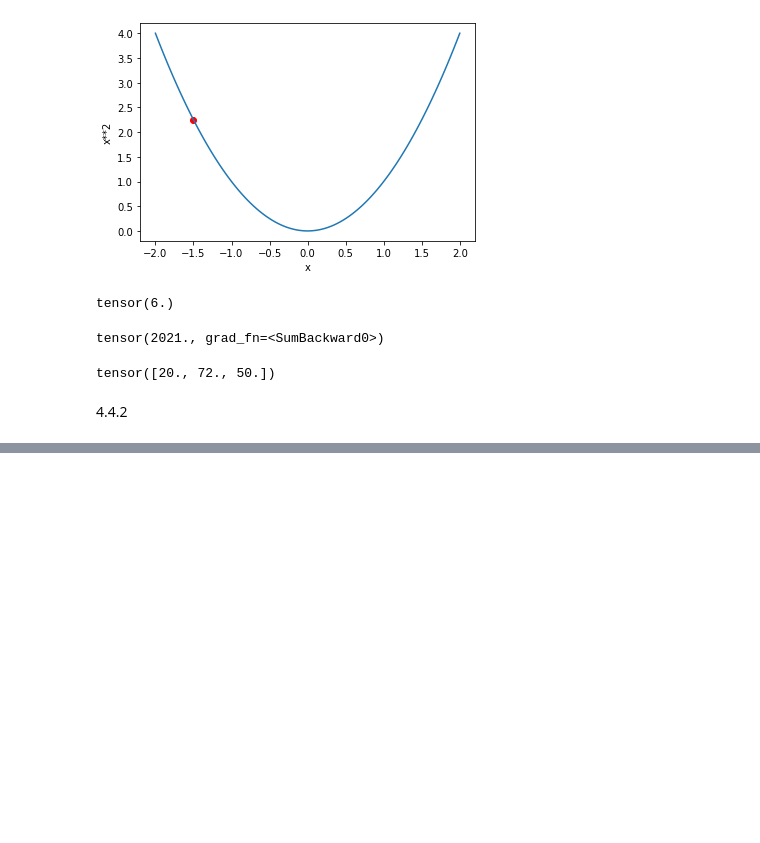
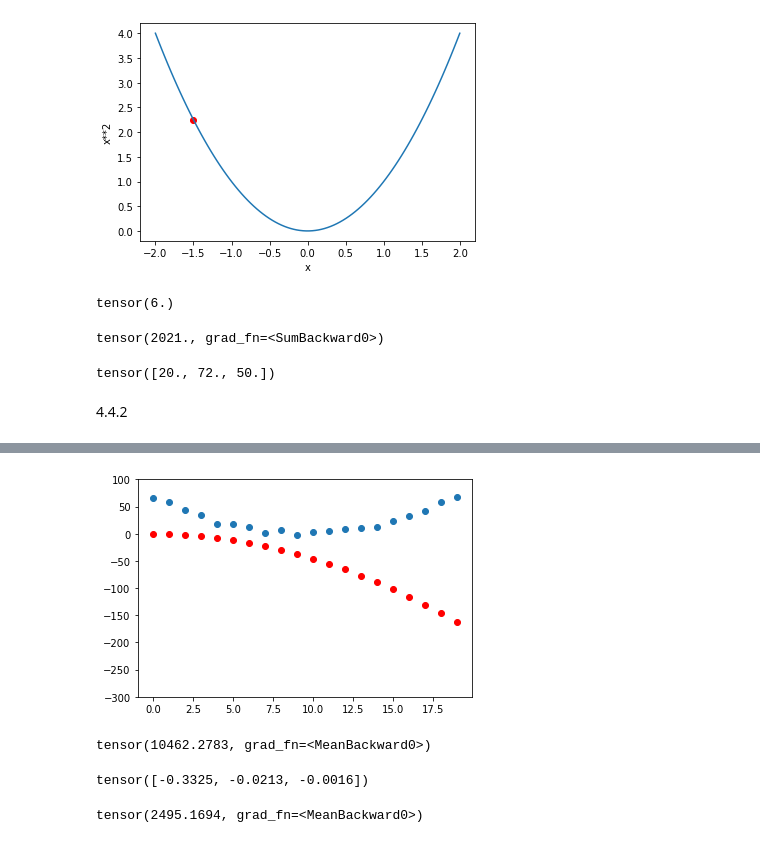
Before and after one commit to 2naff/fastai, a Jupyter notebook: Lesson4.ipynb, the cells around one changed output, grey strips where cells are left out. Cells and saved outputs as stored; diff of their text form; code cells hidden in the pictures; blank space fills up the shorter version.

```diff
--- a/Lesson4.ipynb
+++ b/Lesson4.ipynb
@@ -328,0 +355,5 @@ tensor([20., 72., 50.])
+# %%
+# 파라미터를 조정할 함수의 입력
+def f(t, params):
+  a,b,c = params
+  return a*(t**2) + (b*t) + c
@@ -328,0 +363,37 @@ tensor([20., 72., 50.])
+# %%
+params = torch.randn(3).requires_grad_() # tensor([-0.1335,  0.3415, -0.0716], requires_grad=True)
+# randn은 평균이 0이고 표준편차가 1인 정규분포 내에 값들을 크기에 맞게 랜덤으로 부여한다.
+
+preds = f(time, params) # 시간에 따라 값이 점점 더 커지는 모습을 보여준다.
+
+def show_preds(preds, ax=None):
+  if ax is None: ax = plt.subplots()[1] # 왜 인덱스 1을 넣어야하는가?
+  ax.scatter(time,speed) # 기존의 시간 별 속도 plot
+  ax.scatter(time, to_np(preds), color='red') # to_numpy로 예측값을 바꿔준다. 왜 굳이 넘파이로 변환하지?
+  ax.set_ylim(-300, 100) # 그래프 y limit
+
+# type(preds) => torch.Tensor
+# type(to_np(preds)) => numpy.ndarray
+# type(time) => torch.Tensor
+
+show_preds(preds)
+# %% [output]
+[figure, added]
+# %%
+loss = mse(preds, speed)
+loss
+
+# 다음과 같은 손실평균이 났다.
+
+# loss도 그래프처럼 만들어지는데 여기서 파라미터의 그래디언트를 계산해준다
+# %% [output]
+tensor(10462.2783, grad_fn=<MeanBackward0>)
+# %%
+loss.backward() # 한 번만 실행해주고 그 다음부턴 안됨
+params.grad
+
+# tensor([-164.1040,  -10.3645,   -0.7590])
+
+params.grad * 1e-5 # 더 작은 가중치로 조정되었다.
+# %% [output]
+tensor([-0.3325, -0.0213, -0.0016])
@@ -328,0 +406,7 @@ tensor([20., 72., 50.])
+# %%
+# 조정확인
+
+preds = f(time, params)
+mse(preds, speed) # 오차가 감소하였다.
+# %% [output]
+tensor(2495.1694, grad_fn=<MeanBackward0>)
```
Also changed, not shown: parts of 13 cells of this notebook.
